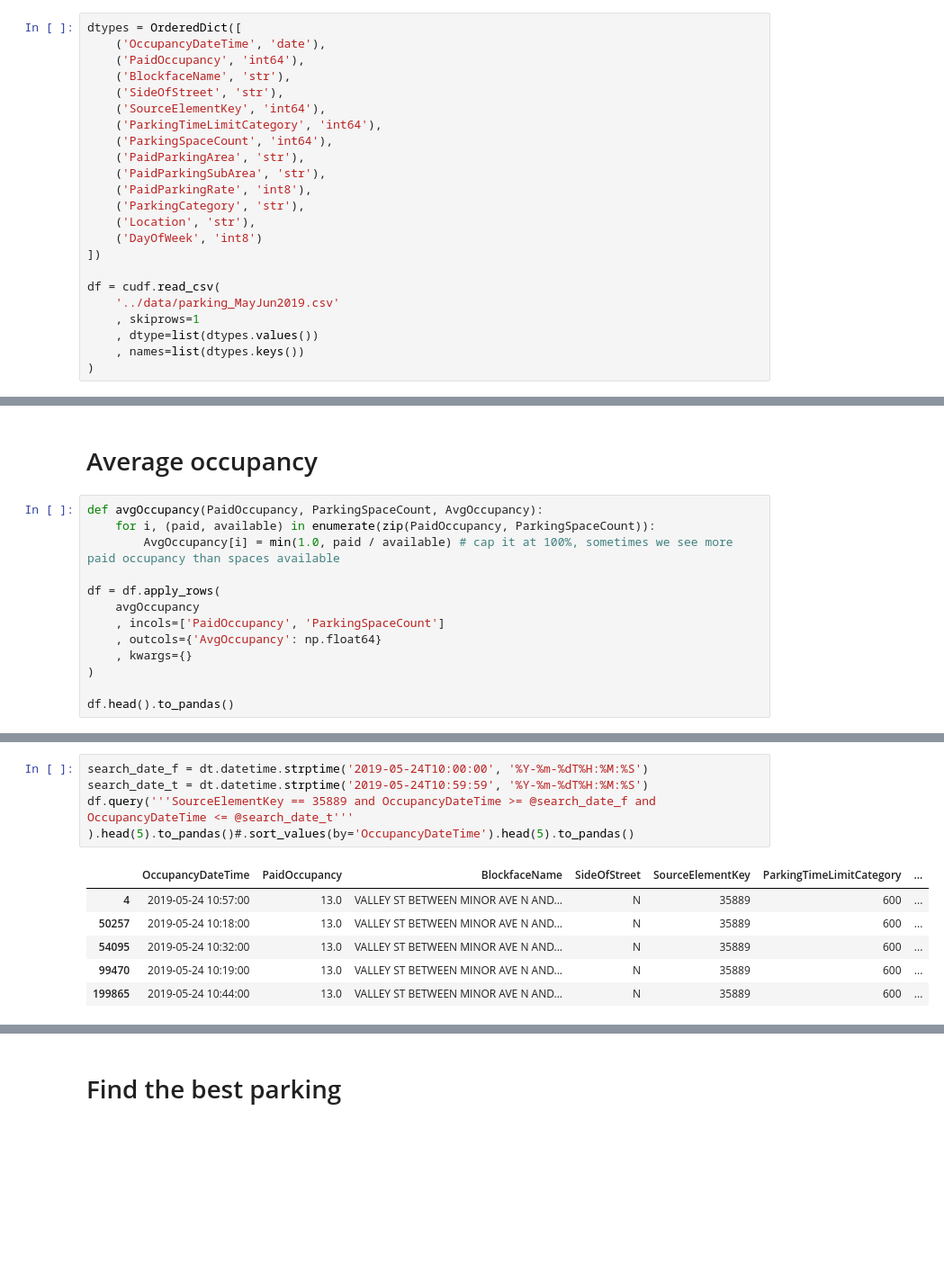
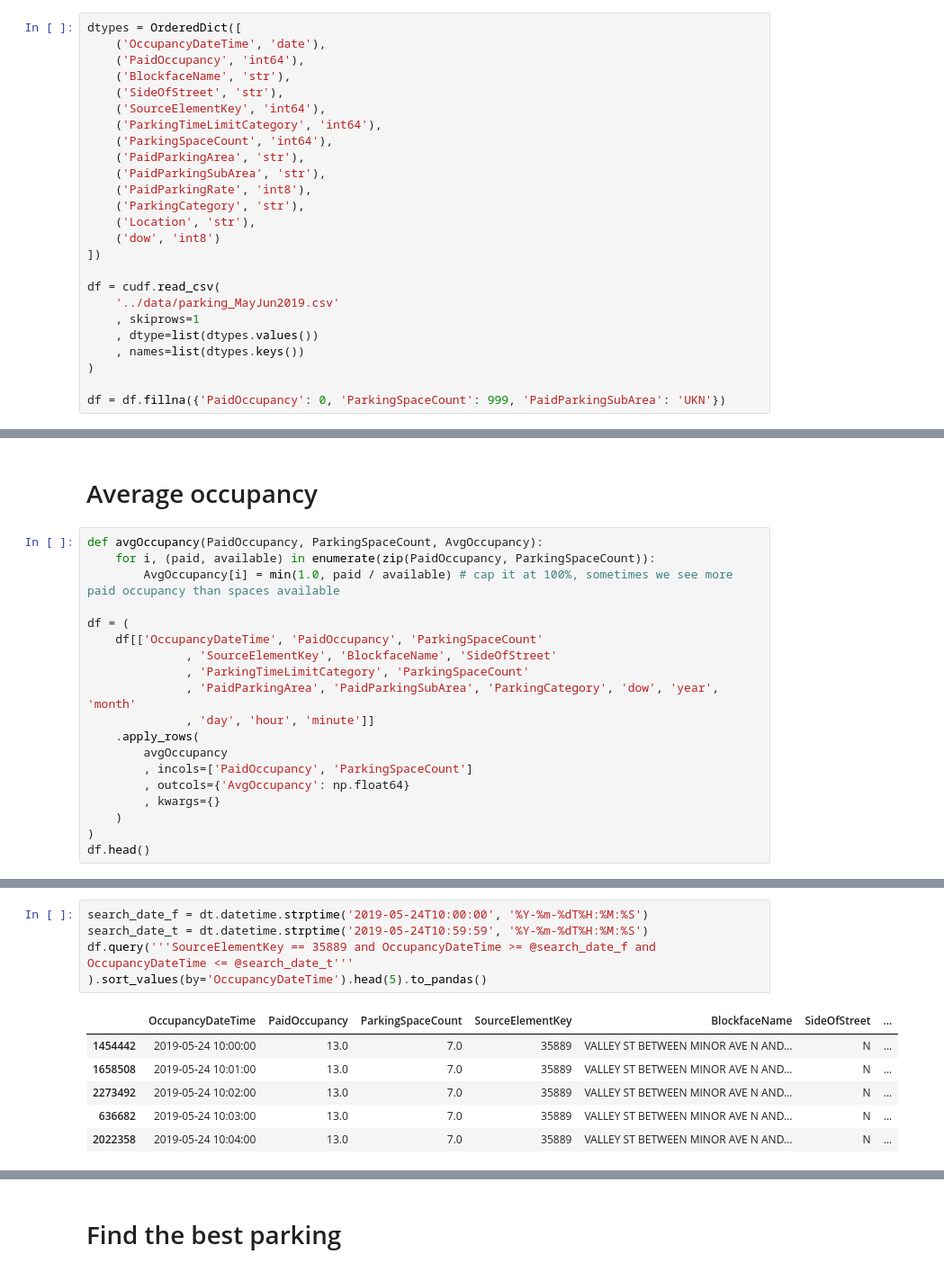
Before and after one commit to drabastomek/rapids-notebooks, a Jupyter notebook: codes/rapids_seattleParking.ipynb, the cells around one changed output, grey strips where cells are left out. Shown at 90% size. Drawn from its saved outputs; the diff is of its cells as text; blank space fills up the shorter version.

```diff
--- a/codes/rapids_seattleParking.ipynb
+++ b/codes/rapids_seattleParking.ipynb
@@ -94,7 +74,7 @@ dtypes = OrderedDict([
     ('PaidParkingRate', 'int8'),
     ('ParkingCategory', 'str'),
     ('Location', 'str'),
-    ('DayOfWeek', 'int8')
+    ('dow', 'int8')
 ])
 
 df = cudf.read_csv(
@@ -103,4 +83,6 @@ df = cudf.read_csv(
     , dtype=list(dtypes.values())
     , names=list(dtypes.keys())
 )
+
+df = df.fillna({'PaidOccupancy': 0, 'ParkingSpaceCount': 999, 'PaidParkingSubArea': 'UKN'})
 # %% [output]
@@ -256,12 +238,18 @@ def avgOccupancy(PaidOccupancy, ParkingSpaceCount, AvgOccupancy):
     for i, (paid, available) in enumerate(zip(PaidOccupancy, ParkingSpaceCount)):
         AvgOccupancy[i] = min(1.0, paid / available) # cap it at 100%, sometimes we see more paid occupancy than spaces available
 
-df = df.apply_rows(
-    avgOccupancy
-    , incols=['PaidOccupancy', 'ParkingSpaceCount']
-    , outcols={'AvgOccupancy': np.float64}
-    , kwargs={}
+df = (
+    df[['OccupancyDateTime', 'PaidOccupancy', 'ParkingSpaceCount'
+              , 'SourceElementKey', 'BlockfaceName', 'SideOfStreet'
+              , 'ParkingTimeLimitCategory', 'ParkingSpaceCount'
+              , 'PaidParkingArea', 'PaidParkingSubArea', 'ParkingCategory', 'dow', 'year', 'month'
+              , 'day', 'hour', 'minute']]
+    .apply_rows(
+        avgOccupancy
+        , incols=['PaidOccupancy', 'ParkingSpaceCount']
+        , outcols={'AvgOccupancy': np.float64}
+        , kwargs={}
+    )
 )
-
-df.head().to_pandas()
+df.head()
 # %% [output]
@@ -275,12 +263,12 @@ time: 1.09 s
 # %%
 search_date_f = dt.datetime.strptime('2019-05-24T10:00:00', '%Y-%m-%dT%H:%M:%S')
 search_date_t = dt.datetime.strptime('2019-05-24T10:59:59', '%Y-%m-%dT%H:%M:%S')
 df.query('''SourceElementKey == 35889 and OccupancyDateTime >= @search_date_f and OccupancyDateTime <= @search_date_t'''
-).head(5).to_pandas()#.sort_values(by='OccupancyDateTime').head(5).to_pandas()
+).sort_values(by='OccupancyDateTime').head(5).to_pandas()
 # %% [output]
-|  | OccupancyDateTime | PaidOccupancy | BlockfaceName | SideOfStreet | SourceElementKey | ParkingTimeLimitCategory | ... |
-| 4 | 2019-05-24 10:57:00 | 13.0 | VALLEY ST BETWEEN MINOR AVE N AND... | N | 35889 | 600 | ... |
-| 50257 | 2019-05-24 10:18:00 | 13.0 | VALLEY ST BETWEEN MINOR AVE N AND... | N | 35889 | 600 | ... |
-| 54095 | 2019-05-24 10:32:00 | 13.0 | VALLEY ST BETWEEN MINOR AVE N AND... | N | 35889 | 600 | ... |
-| 99470 | 2019-05-24 10:19:00 | 13.0 | VALLEY ST BETWEEN MINOR AVE N AND... | N | 35889 | 600 | ... |
-| 199865 | 2019-05-24 10:44:00 | 13.0 | VALLEY ST BETWEEN MINOR AVE N AND... | N | 35889 | 600 | ... |
+|  | OccupancyDateTime | PaidOccupancy | ParkingSpaceCount | SourceElementKey | BlockfaceName | SideOfStreet | ... |
+| 1454442 | 2019-05-24 10:00:00 | 13.0 | 7.0 | 35889 | VALLEY ST BETWEEN MINOR AVE N AND... | N | ... |
+| 1658508 | 2019-05-24 10:01:00 | 13.0 | 7.0 | 35889 | VALLEY ST BETWEEN MINOR AVE N AND... | N | ... |
+| 2273492 | 2019-05-24 10:02:00 | 13.0 | 7.0 | 35889 | VALLEY ST BETWEEN MINOR AVE N AND... | N | ... |
+| 636682 | 2019-05-24 10:03:00 | 13.0 | 7.0 | 35889 | VALLEY ST BETWEEN MINOR AVE N AND... | N | ... |
+| 2022358 | 2019-05-24 10:04:00 | 13.0 | 7.0 | 35889 | VALLEY ST BETWEEN MINOR AVE N AND... | N | ... |
```
Also changed, not shown: parts of 32 cells of this notebook.
